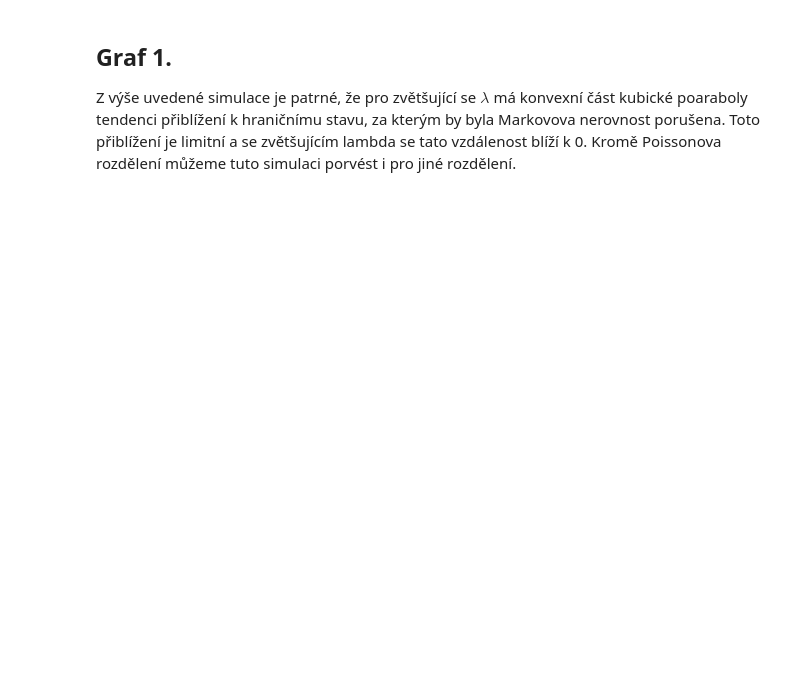
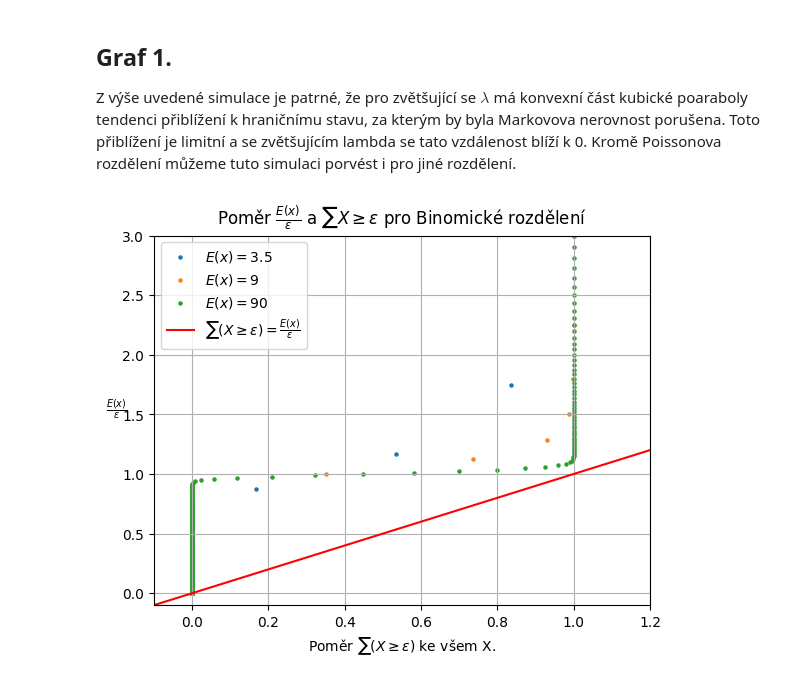
Before and after one commit to jakvitov/math_simulations, a Jupyter notebook: chebyshev_inequality_simulation.ipynb, the cells around one changed output. Drawn from its saved outputs; the diff is of its cells as text; code cells hidden in the pictures; blank space fills up the shorter version.

Commit message:
Added Markovsky inequality simulation with binomial distribution

```diff
--- a/chebyshev_inequality_simulation.ipynb
+++ b/chebyshev_inequality_simulation.ipynb
@@ -66,3 +68,54 @@ plt.show()
 ## Graf 1.
 Z výše uvedené simulace je patrné, že pro zvětšující se $\lambda$ má konvexní část kubické poaraboly tendenci přiblížení k hraničnímu stavu, za kterým by byla Markovova nerovnost porušena. Toto přiblížení je limitní a se zvětšujícím lambda se tato vzdálenost blíží k 0.
 Kromě Poissonova rozdělení můžeme tuto simulaci porvést i pro jiné rozdělení.
+# %%
+plt.clf()
+n = 10000
+
+bin_n_1 = 5
+bin_p_1 = 0.7
+binomial_values_1 = np.random.binomial(bin_n_1, bin_p_1, size=n)
+smaller_than_epsilon_1 = []
+expected_to_epsilon_1 = []
+
+bin_n_2 = 10
+bin_p_2 = 0.9
+binomial_values_2 = np.random.binomial(bin_n_2, bin_p_2, size=n)
+smaller_than_epsilon_2 = []
+expected_to_epsilon_2 = []
+
+bin_n_3 = 100
+bin_p_3 = 0.9
+binomial_values_3 = np.random.binomial(bin_n_3, bin_p_3, size=n)
+smaller_than_epsilon_3 = []
+expected_to_epsilon_3 = []
+
+for epsilon in range(1, n + 1):
+  smaller_than_epsilon_1.append(np.sum(binomial_values_1 > epsilon) / n)
+  #Využíváme vztahu, že střední hodnota binomického rozdělení je n*p
+  expected_to_epsilon_1.append((bin_n_1*bin_p_1) / epsilon)
+
+  #Stejně jako minule vše opakujeme i pro ostatní hodnoty n*p
+  smaller_than_epsilon_2.append(np.sum(binomial_values_2 > epsilon) / n)
+  expected_to_epsilon_2.append((bin_n_2*bin_p_2) / epsilon)
+
+  smaller_than_epsilon_3.append(np.sum(binomial_values_3 > epsilon) / n)
+  expected_to_epsilon_3.append((bin_n_3*bin_p_3) / epsilon)
+
+
+plt.scatter(smaller_than_epsilon_1, expected_to_epsilon_1, label=r"$E(x)=3.5$",s=5)
+plt.scatter(smaller_than_epsilon_2, expected_to_epsilon_2, label=r"$E(x)=9$",s=5)
+plt.scatter(smaller_than_epsilon_3, expected_to_epsilon_3, label=r"$E(x)=90$",s=5)
+
+
+plt.title(r'Poměr $ \frac{E(x)}{\epsilon} $ a $\sum_ X \geq \epsilon$ pro Binomické rozdělení')
+plt.ylabel(r'$ \frac{E(x)}{\epsilon} $',  rotation=0)
+plt.xlabel("Poměr " + r'$\sum_ (X \geq \epsilon )$' + " ke všem X.")
+plt.axline((0, 0), slope=1, color="red", label=r'$\sum_ ( X \geq \epsilon )= \frac{E(x)}{\epsilon}$')
+plt.legend()
+plt.ylim((-0.1, 3))
+plt.xlim((-0.1,1.2))
+plt.grid()
+plt.show()
+# %% [output]
+[figure, added]
```
Also changed, not shown: parts of 3 cells of this notebook.
